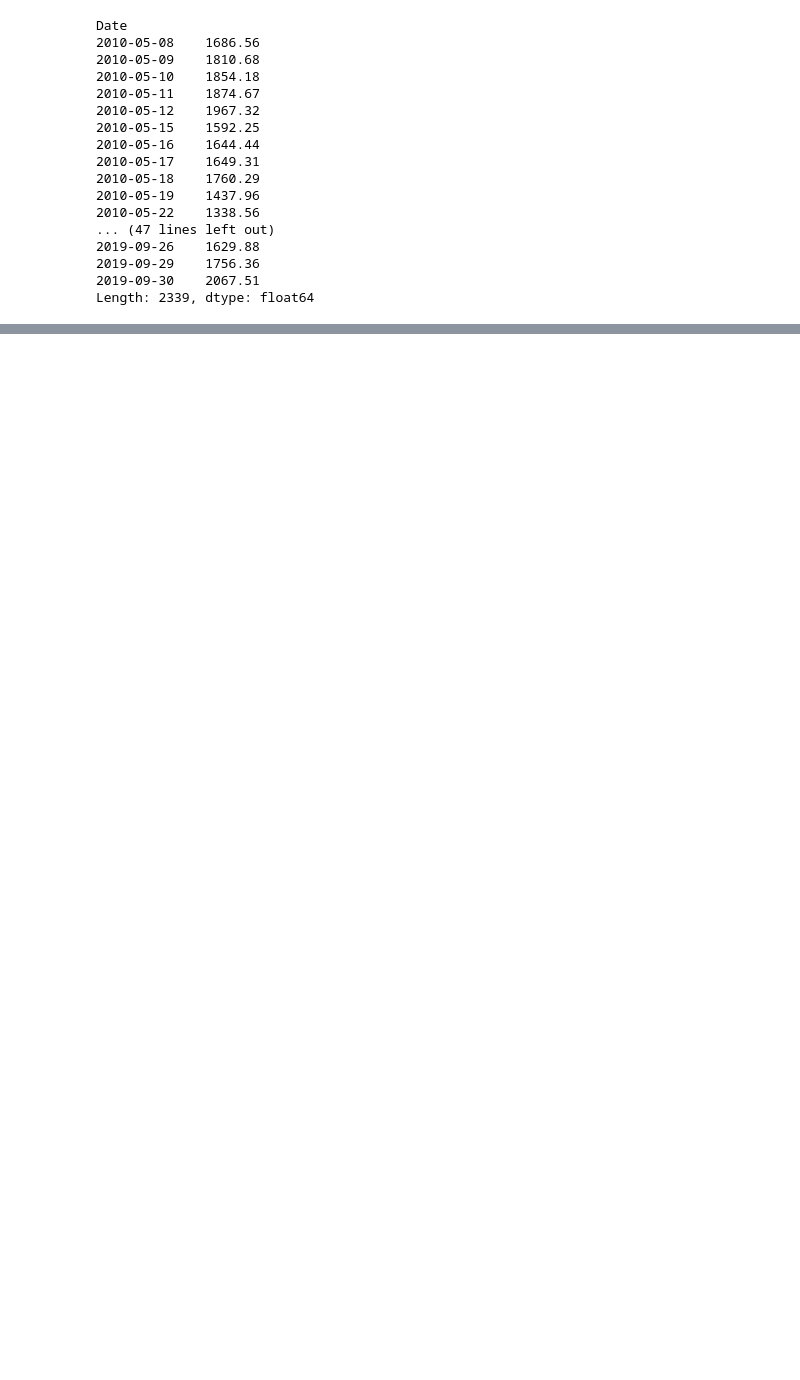
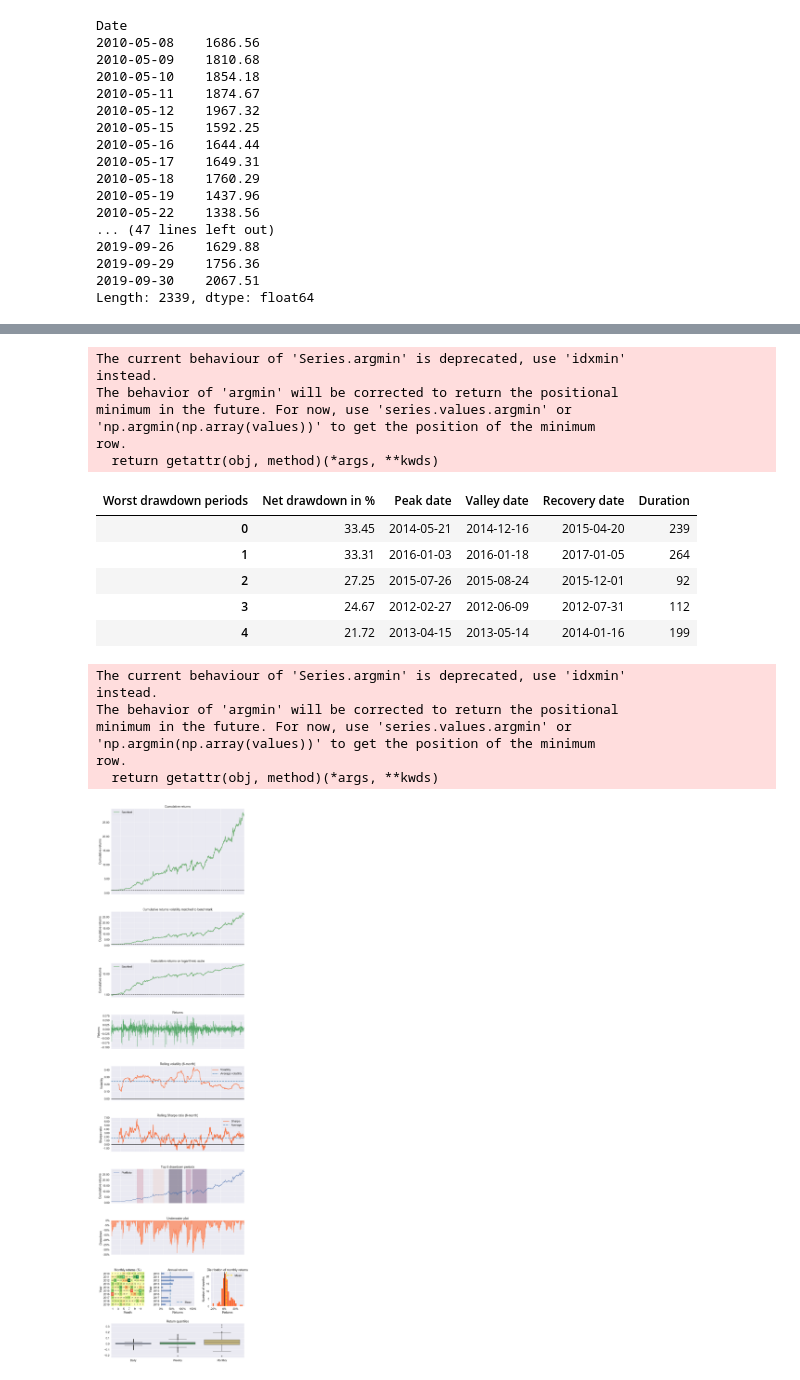
Before and after one commit to abonaser87/StocksHistoricalData, a Jupyter notebook: TSMOMENTUM.ipynb, the cells around one changed output, grey strips where cells are left out. Saved outputs shown, nothing was run; the diff lists cells and outputs as text; code cells hidden in the pictures; blank space fills up the shorter version.

```diff
--- a/TSMOMENTUM.ipynb
+++ b/TSMOMENTUM.ipynb
@@ -366,0 +514,3 @@ fdr = compute_daily_returns(final)
+# %%
+pf.create_returns_tear_sheet(fdr)
+# %% [output]
@@ -366,0 +534,21 @@ fdr = compute_daily_returns(final)
+The current behaviour of 'Series.argmin' is deprecated, use 'idxmin'
+instead.
+The behavior of 'argmin' will be corrected to return the positional
+minimum in the future. For now, use 'series.values.argmin' or
+'np.argmin(np.array(values))' to get the position of the minimum
+row.
+  return getattr(obj, method)(*args, **kwds)
+| Worst drawdown periods | Net drawdown in % | Peak date | Valley date | Recovery date | Duration |
+| 0 | 33.45 | 2014-05-21 | 2014-12-16 | 2015-04-20 | 239 |
+| 1 | 33.31 | 2016-01-03 | 2016-01-18 | 2017-01-05 | 264 |
+| 2 | 27.25 | 2015-07-26 | 2015-08-24 | 2015-12-01 | 92 |
+| 3 | 24.67 | 2012-02-27 | 2012-06-09 | 2012-07-31 | 112 |
+| 4 | 21.72 | 2013-04-15 | 2013-05-14 | 2014-01-16 | 199 |
+The current behaviour of 'Series.argmin' is deprecated, use 'idxmin'
+instead.
+The behavior of 'argmin' will be corrected to return the positional
+minimum in the future. For now, use 'series.values.argmin' or
+'np.argmin(np.array(values))' to get the position of the minimum
+row.
+  return getattr(obj, method)(*args, **kwds)
+[figure, added]
```
Also changed, not shown: parts of 13 cells of this notebook.
